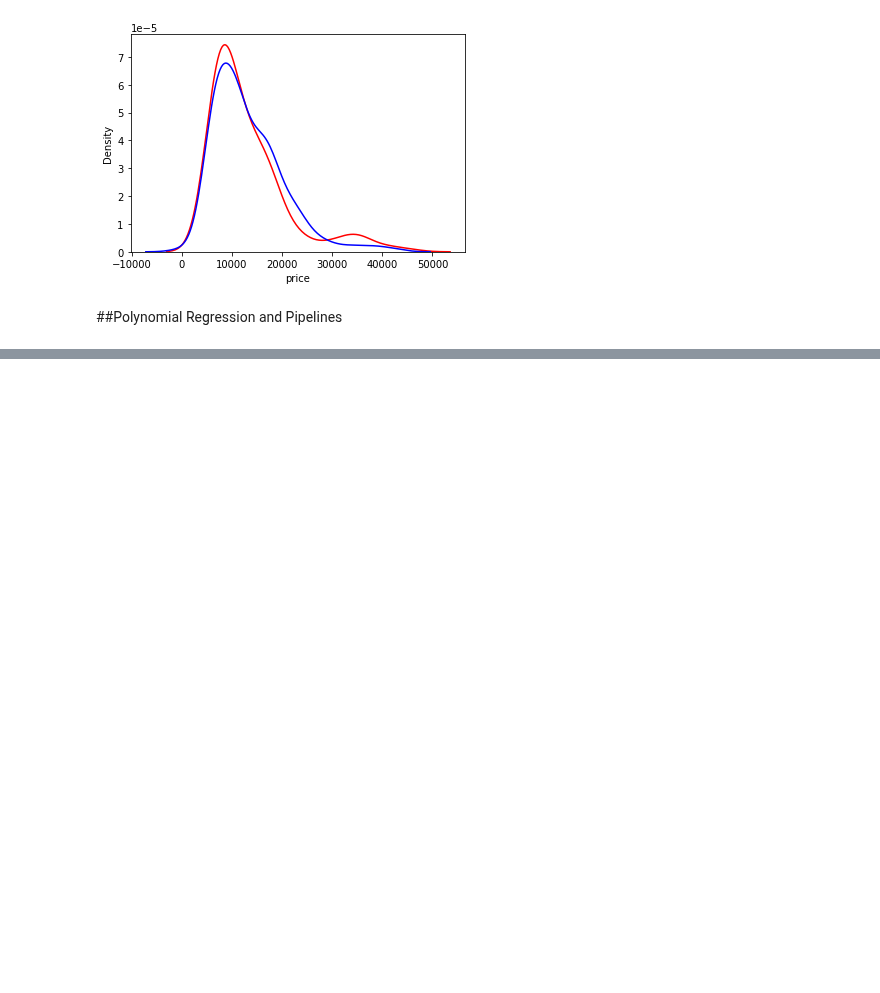
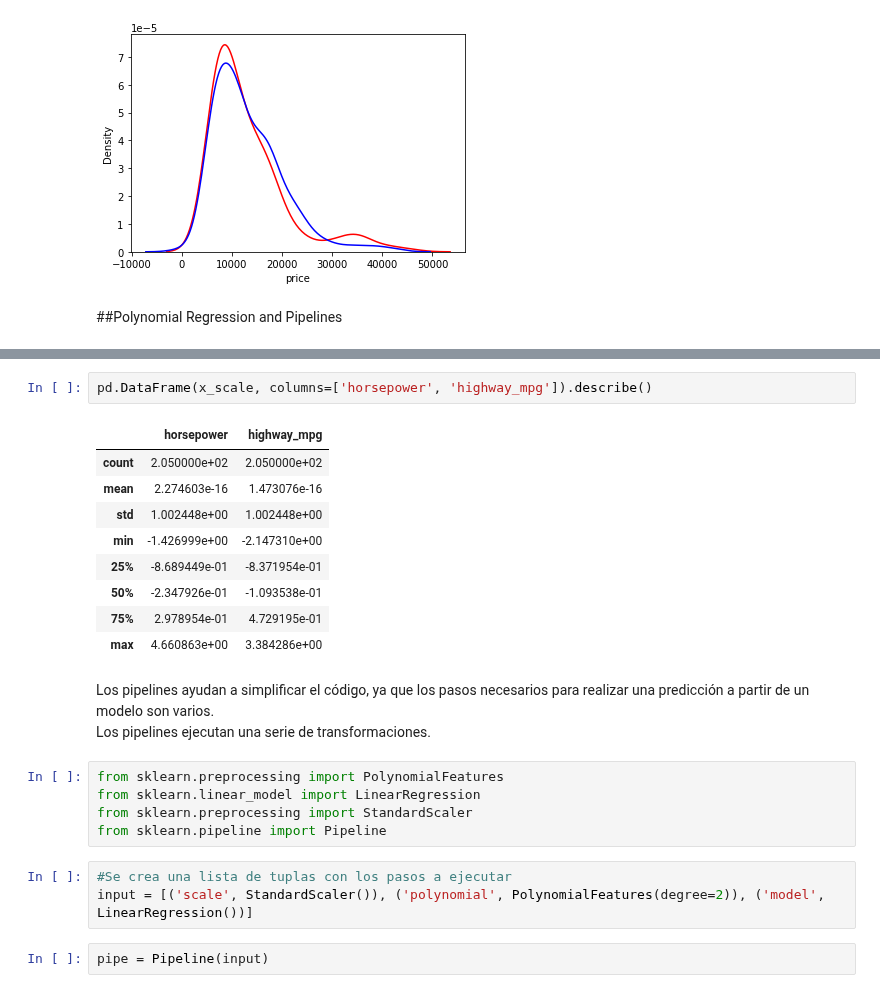
Before and after one commit to PosgradoMNA/actividades-de-aprendizaje-murasakiw, a Jupyter notebook: Semana7_Data_Analysis_with_Python.ipynb, the cells around one changed output, grey strips where cells are left out. Saved outputs shown, nothing was run; the diff lists cells and outputs as text; blank space fills up the shorter version.

```diff
--- a/Semana7_Data_Analysis_with_Python.ipynb
+++ b/Semana7_Data_Analysis_with_Python.ipynb
@@ -171,0 +217,25 @@ sns.distplot(yhat, hist=False, color='b', label='Fitted Values', ax=ax1)
+# %%
+pd.DataFrame(x_scale, columns=['horsepower', 'highway_mpg']).describe()
+# %% [output]
+|  | horsepower | highway_mpg |
+| count | 2.050000e+02 | 2.050000e+02 |
+| mean | 2.274603e-16 | 1.473076e-16 |
+| std | 1.002448e+00 | 1.002448e+00 |
+| min | -1.426999e+00 | -2.147310e+00 |
+| 25% | -8.689449e-01 | -8.371954e-01 |
+| 50% | -2.347926e-01 | -1.093538e-01 |
+| 75% | 2.978954e-01 | 4.729195e-01 |
+| max | 4.660863e+00 | 3.384286e+00 |
+# %% [markdown]
+Los pipelines ayudan a simplificar el código, ya que los pasos necesarios para realizar una predicción a partir de un modelo son varios.
+Los pipelines ejecutan una serie de transformaciones.
+# %%
+from sklearn.preprocessing import PolynomialFeatures
+from sklearn.linear_model import LinearRegression
+from sklearn.preprocessing import StandardScaler
+from sklearn.pipeline import Pipeline
+# %%
+#Se crea una lista de tuplas con los pasos a ejecutar
+input = [('scale', StandardScaler()), ('polynomial', PolynomialFeatures(degree=2)), ('model', LinearRegression())]
+# %%
+pipe = Pipeline(input)
```
Also changed, not shown: parts of 14 cells of this notebook.
